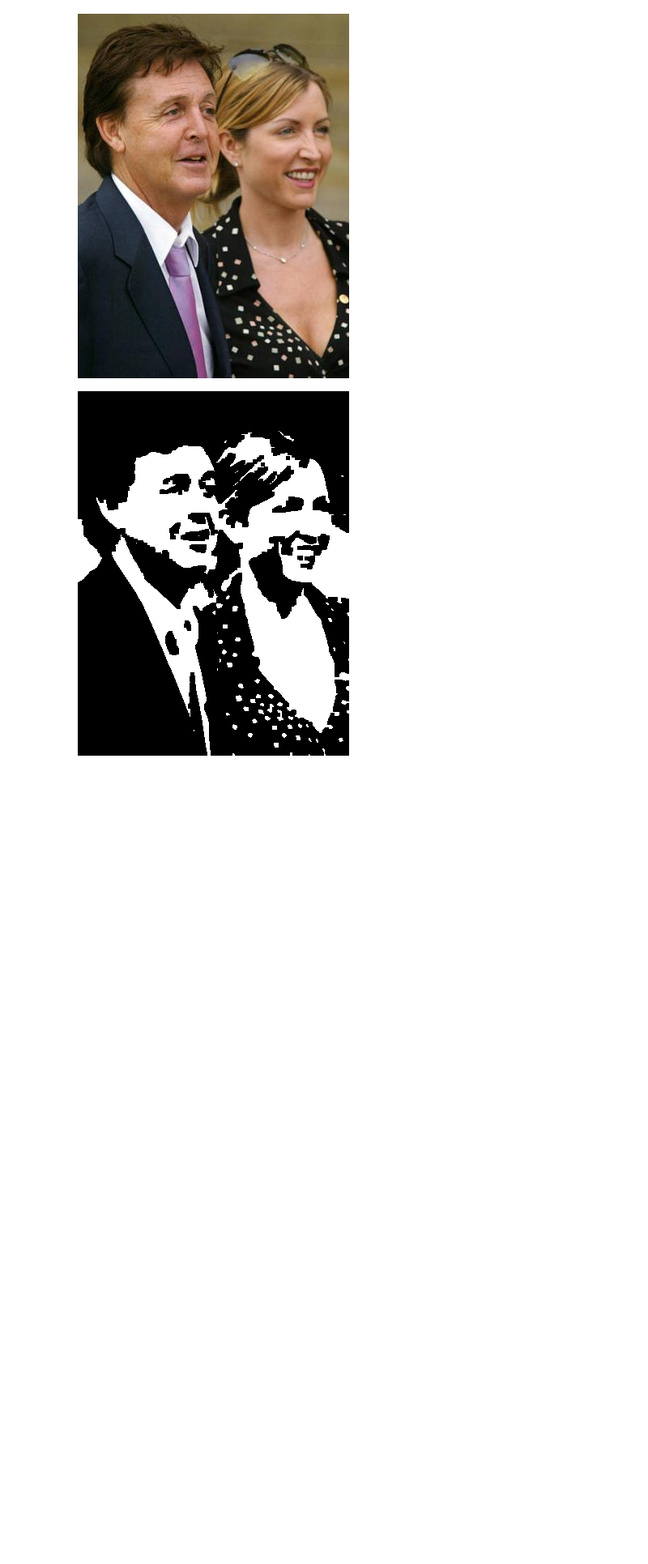
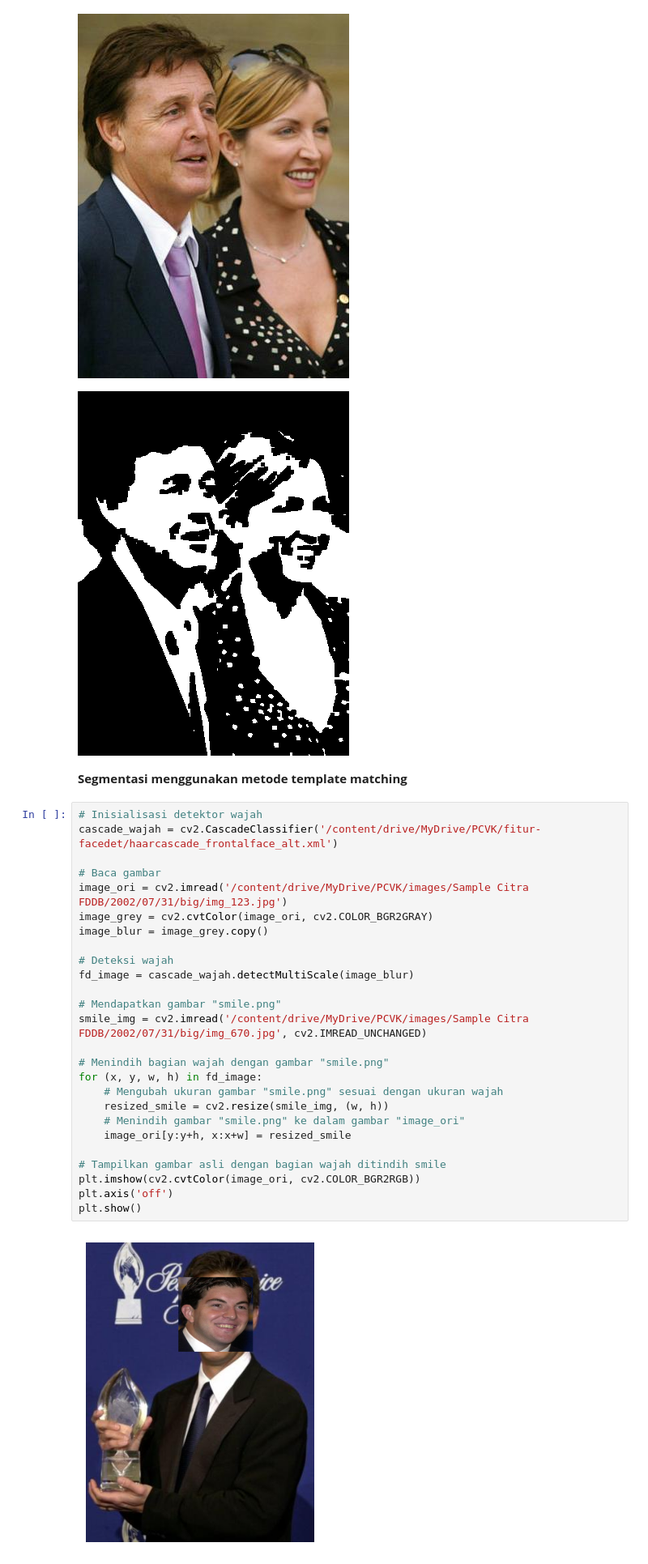
Before and after one commit to tasyasvdh09/PCVK_Genap_2023, a Jupyter notebook: Progress 2_Final Project.ipynb, the cells around one changed output. Shown at 81% size. Cells and saved outputs as stored; diff of their text form; blank space fills up the shorter version.

```diff
--- a/Progress 2_Final Project.ipynb
+++ b/Progress 2_Final Project.ipynb
@@ -147,3 +153,33 @@ apply_morphology(image_path)
 # %% [output]
 [figure]
 [figure]
+# %% [markdown]
+**Segmentasi menggunakan metode template matching**
+# %%
+# Inisialisasi detektor wajah
+cascade_wajah = cv2.CascadeClassifier('/content/drive/MyDrive/PCVK/fitur-facedet/haarcascade_frontalface_alt.xml')
+
+# Baca gambar
+image_ori = cv2.imread('/content/drive/MyDrive/PCVK/images/Sample Citra FDDB/2002/07/31/big/img_123.jpg')
+image_grey = cv2.cvtColor(image_ori, cv2.COLOR_BGR2GRAY)
+image_blur = image_grey.copy()
+
+# Deteksi wajah
+fd_image = cascade_wajah.detectMultiScale(image_blur)
+
+# Mendapatkan gambar "smile.png"
+smile_img = cv2.imread('/content/drive/MyDrive/PCVK/images/Sample Citra FDDB/2002/07/31/big/img_670.jpg', cv2.IMREAD_UNCHANGED)
+
+# Menindih bagian wajah dengan gambar "smile.png"
+for (x, y, w, h) in fd_image:
+    # Mengubah ukuran gambar "smile.png" sesuai dengan ukuran wajah
+    resized_smile = cv2.resize(smile_img, (w, h))
+    # Menindih gambar "smile.png" ke dalam gambar "image_ori"
+    image_ori[y:y+h, x:x+w] = resized_smile
+
+# Tampilkan gambar asli dengan bagian wajah ditindih smile
+plt.imshow(cv2.cvtColor(image_ori, cv2.COLOR_BGR2RGB))
+plt.axis('off')
+plt.show()
+# %% [output]
+[figure, added]
```
Also changed, not shown: parts of 2 cells of this notebook.
